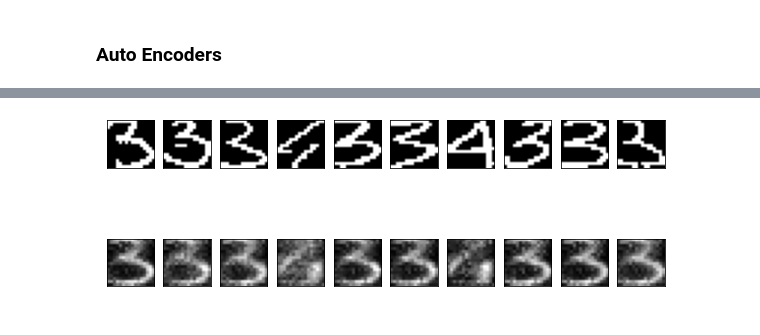
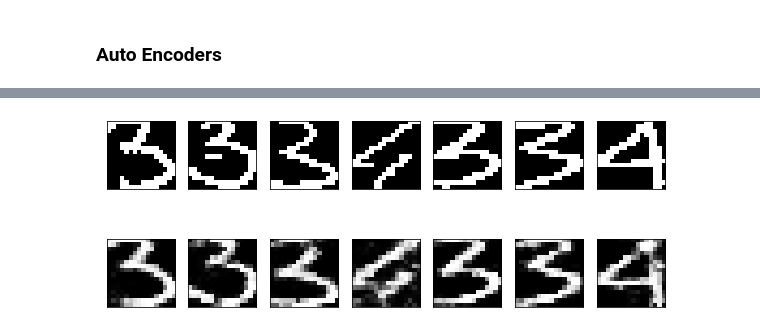
Before and after one commit to mosemb/Assignments_Wellbeing-Technologies, a Jupyter notebook: Assignment4/Assignment4.ipynb, the cells around one changed output, grey strips where cells are left out. Saved outputs shown, nothing was run; the diff lists cells and outputs as text; code cells hidden in the pictures.

```diff
--- a/Assignment4/Assignment4.ipynb
+++ b/Assignment4/Assignment4.ipynb
@@ -319,15 +311,9 @@ X_train, X_test, y_train, y_test = train_test_split(X_a, Y_a, test_size = 0.3, r
 import keras
 from keras import layers
 
-# This is the size of our encoded representations
-encoding_dim = 32  # 32 floats -> compression of factor 24.5, assuming the input is 784 floats
-
-# This is our input image
+encoding_dim = 900
 input_img = keras.Input(shape=(256,))
-# "encoded" is the encoded representation of the input
 encoded = layers.Dense(encoding_dim, activation='relu')(input_img)
-# "decoded" is the lossy reconstruction of the input
+encoded = layers.Dense(900, activation='relu')(encoded)
 decoded = layers.Dense(256, activation='sigmoid')(encoded)
-
-# This model maps an input to its reconstruction
 autoencoder = keras.Model(input_img, decoded)
@@ -376,24 +367,26 @@ decoded_imgs = decoder.predict(encoded_imgs)
 # %%
-# Use Matplotlib (don't ask)
-import matplotlib.pyplot as plt
+def plotnums(n):
+    plt.figure(figsize=(10, 4))
+    for i in range(n):
+        """
+        Takes in one integer n
+        Then plots the numbers showing the orginal and the encoded.
+        """
 
-n = 10  # How many digits we will display
-plt.figure(figsize=(10, 4))
-for i in range(n):
-    # Display original
+        ax = plt.subplot(2, n, i + 1)
+        plt.imshow(X_test[i].reshape(16, 16))
+        plt.gray()
+        ax.get_xaxis().set_visible(False)
+        ax.get_yaxis().set_visible(False)
 
-    ax = plt.subplot(2, n, i + 1)
-    plt.imshow(X_test[i].reshape(16, 16))
-    plt.gray()
-    ax.get_xaxis().set_visible(False)
-    ax.get_yaxis().set_visible(False)
 
-    # Display reconstruction
-    ax = plt.subplot(2, n, i + 1 + n)
-    plt.imshow(decoded_imgs[i].reshape(16, 16))
-    plt.gray()
-    ax.get_xaxis().set_visible(False)
-    ax.get_yaxis().set_visible(False)
-plt.show()
+        ax = plt.subplot(2, n, i + 1 + n)
+        plt.imshow(decoded_imgs[i].reshape(16, 16))
+        plt.gray()
+        ax.get_xaxis().set_visible(False)
+        ax.get_yaxis().set_visible(False)
+    plt.show()
+
+plotnums(7)
 # %% [output]
-[figure, old version]
+[figure, new version]
```
Also changed, not shown: parts of 7 cells of this notebook, 1 other file.
